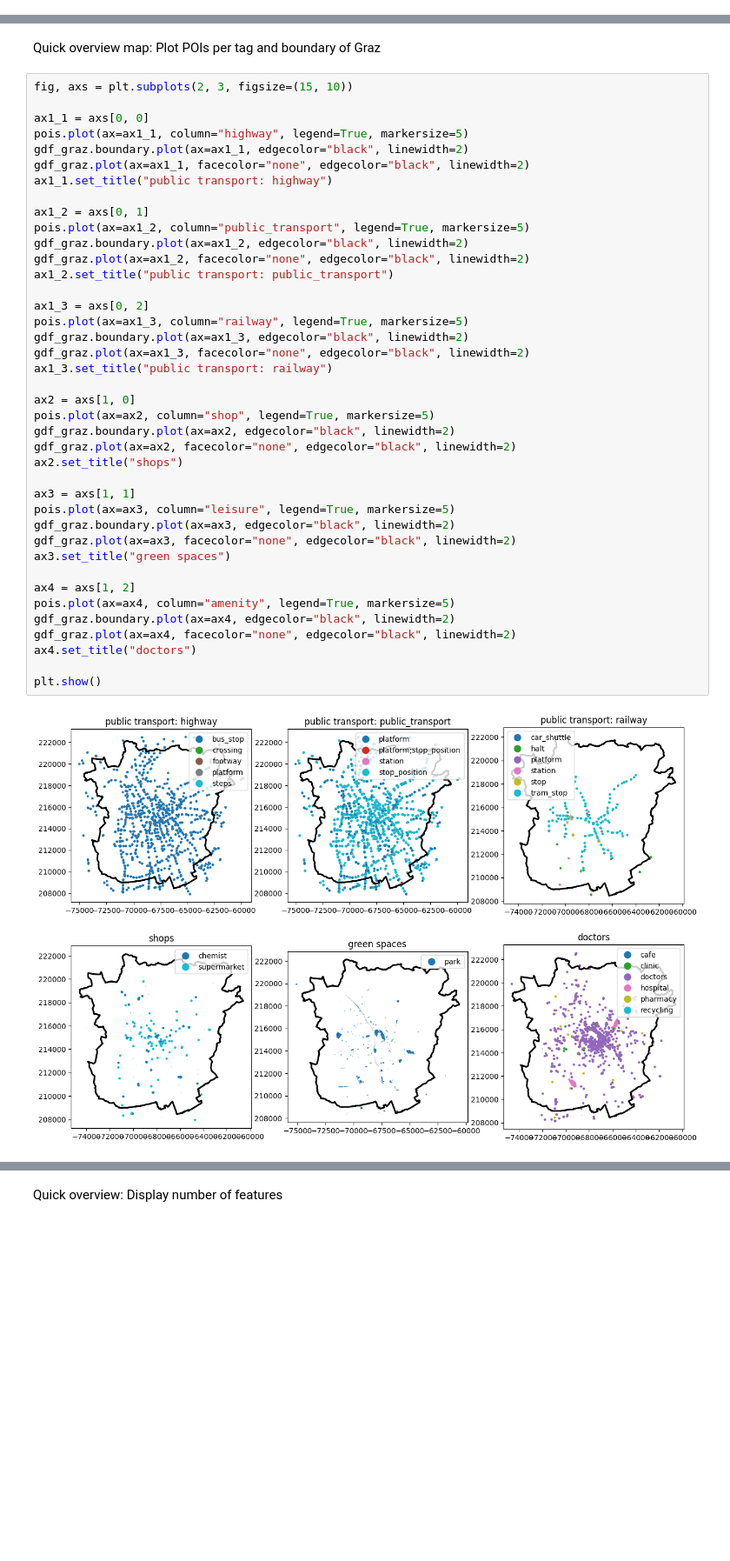
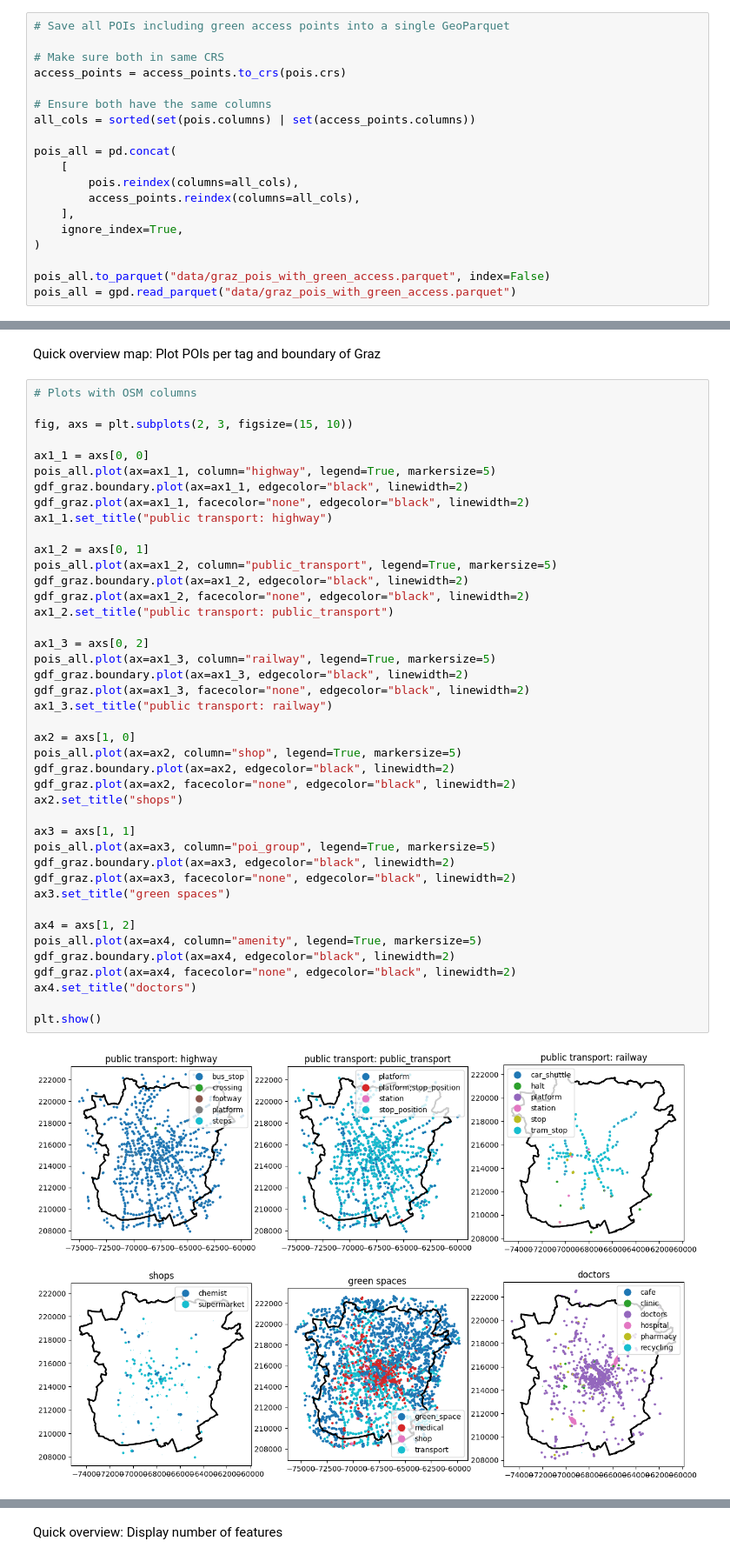
Before and after one commit to VitaDuit/GIS2_Group3_FinalProject, a Jupyter notebook: data_acquisition.ipynb, the cells around one changed output, grey strips where cells are left out. Shown at 87% size. Cells and saved outputs as stored; diff of their text form; blank space fills up the shorter version.

```diff
--- a/data_acquisition.ipynb
+++ b/data_acquisition.ipynb
@@ -166,0 +272,19 @@ pois = pois.to_crs("EPSG:31256")
+# %%
+# Save all POIs including green access points into a single GeoParquet
+
+# Make sure both in same CRS
+access_points = access_points.to_crs(pois.crs)
+
+# Ensure both have the same columns
+all_cols = sorted(set(pois.columns) | set(access_points.columns))
+
+pois_all = pd.concat(
+    [
+        pois.reindex(columns=all_cols),
+        access_points.reindex(columns=all_cols),
+    ],
+    ignore_index=True,
+)
+
+pois_all.to_parquet("data/graz_pois_with_green_access.parquet", index=False)
+pois_all = gpd.read_parquet("data/graz_pois_with_green_access.parquet")
@@ -167,44 +293,46 @@ pois = pois.to_crs("EPSG:31256")
 # %% [markdown]
 Quick overview map: Plot POIs per tag and boundary of Graz
 # %%
+# Plots with OSM columns
+
 fig, axs = plt.subplots(2, 3, figsize=(15, 10))
 
 ax1_1 = axs[0, 0]
-pois.plot(ax=ax1_1, column="highway", legend=True, markersize=5)
+pois_all.plot(ax=ax1_1, column="highway", legend=True, markersize=5)
 gdf_graz.boundary.plot(ax=ax1_1, edgecolor="black", linewidth=2)
 gdf_graz.plot(ax=ax1_1, facecolor="none", edgecolor="black", linewidth=2)
 ax1_1.set_title("public transport: highway")
 
 ax1_2 = axs[0, 1]
-pois.plot(ax=ax1_2, column="public_transport", legend=True, markersize=5)
+pois_all.plot(ax=ax1_2, column="public_transport", legend=True, markersize=5)
 gdf_graz.boundary.plot(ax=ax1_2, edgecolor="black", linewidth=2)
 gdf_graz.plot(ax=ax1_2, facecolor="none", edgecolor="black", linewidth=2)
 ax1_2.set_title("public transport: public_transport")
 
 ax1_3 = axs[0, 2]
-pois.plot(ax=ax1_3, column="railway", legend=True, markersize=5)
+pois_all.plot(ax=ax1_3, column="railway", legend=True, markersize=5)
 gdf_graz.boundary.plot(ax=ax1_3, edgecolor="black", linewidth=2)
 gdf_graz.plot(ax=ax1_3, facecolor="none", edgecolor="black", linewidth=2)
 ax1_3.set_title("public transport: railway")
 
 ax2 = axs[1, 0]
-pois.plot(ax=ax2, column="shop", legend=True, markersize=5)
+pois_all.plot(ax=ax2, column="shop", legend=True, markersize=5)
 gdf_graz.boundary.plot(ax=ax2, edgecolor="black", linewidth=2)
 gdf_graz.plot(ax=ax2, facecolor="none", edgecolor="black", linewidth=2)
 ax2.set_title("shops")
 
 ax3 = axs[1, 1]
-pois.plot(ax=ax3, column="leisure", legend=True, markersize=5)
+pois_all.plot(ax=ax3, column="poi_group", legend=True, markersize=5)
 gdf_graz.boundary.plot(ax=ax3, edgecolor="black", linewidth=2)
 gdf_graz.plot(ax=ax3, facecolor="none", edgecolor="black", linewidth=2)
 ax3.set_title("green spaces")
 
 ax4 = axs[1, 2]
-pois.plot(ax=ax4, column="amenity", legend=True, markersize=5)
+pois_all.plot(ax=ax4, column="amenity", legend=True, markersize=5)
 gdf_graz.boundary.plot(ax=ax4, edgecolor="black", linewidth=2)
 gdf_graz.plot(ax=ax4, facecolor="none", edgecolor="black", linewidth=2)
 ax4.set_title("doctors")
 
 plt.show()
 # %% [output]
-[figure, old version]
+[figure, new version]
```
Also changed, not shown: parts of 29 cells of this notebook, 18 other files.
